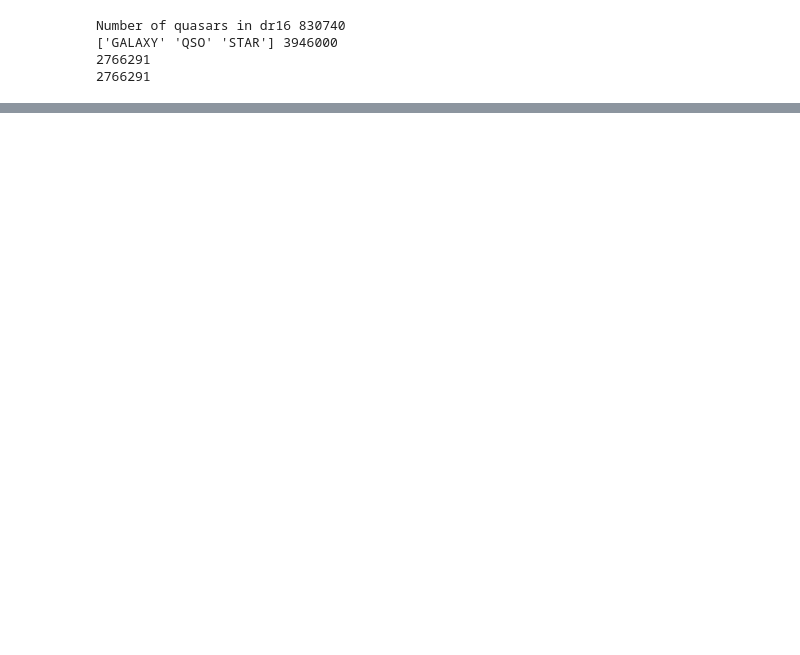
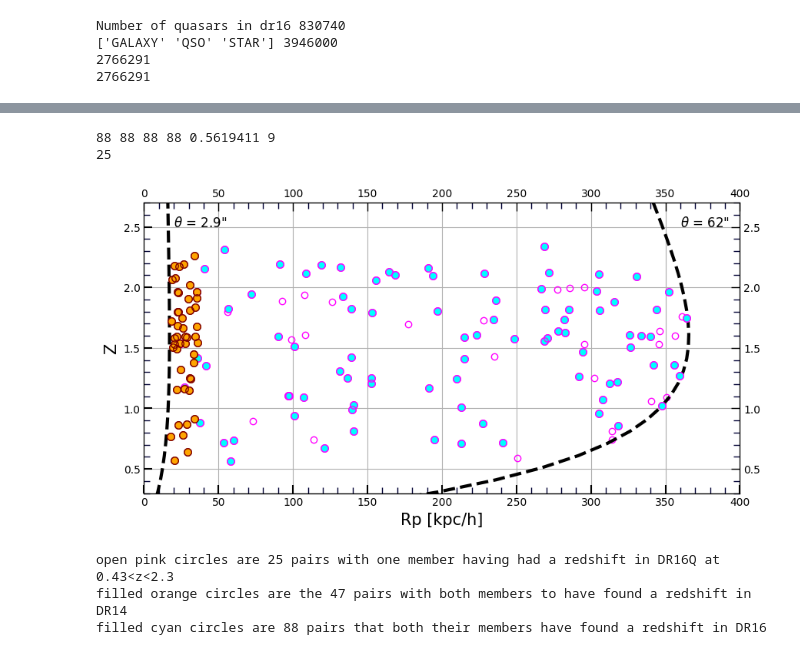
Before and after one commit to Srheft/HOD, a Jupyter notebook: cls_nb/KDE_eboss_closepairs.ipynb, the cells around one changed output, grey strips where cells are left out. Saved outputs shown, nothing was run; the diff lists cells and outputs as text; code cells hidden in the pictures; blank space fills up the shorter version.

```diff
--- a/cls_nb/KDE_eboss_closepairs.ipynb
+++ b/cls_nb/KDE_eboss_closepairs.ipynb
@@ -344,2 +330,7 @@ qNA_pairs = (qgmag_qNA < 20.85) & (NAgmag_qNA < 20.85)
 # %%
-len(zpair1),len(dc_pair),len(Rp_pair),len(angsep),len(halfgoodz), np.min(zpair1), np.sum((zpair1<0.8) |(zpair1 >2.2))
+print(len(zpair1),len(dc_pair),len(Rp_pair),len(angsep), np.min(zpair1), np.sum((zpair1<0.8) |(zpair1 >2.2)))
+
+print(np.sum(qNA_pairs))
+# %% [output]
+88 88 88 88 0.5619411 9
+25
@@ -378,54 +363,59 @@ ylim = (0.3,2.7)#(np.min(sq['DEC'])-ofs,np.max(sq['DEC'])+ofs )
 #py.plot(Rp_hg,np.asarray(halfgoodz),markersize = 2,marker='o',linestyle='',mfc='none',color='magenta')
 
 
-#### the 1116
-py.plot(Rp_qNA,np.asarray(q_NA_z),markersize = 2,marker='o',linestyle='',mfc='none',color='magenta')
+#### the
+py.plot(Rp_qNA[qNA_pairs],np.asarray(q_NA_z)[qNA_pairs],markersize = 6,marker='o',linestyle='',mfc='none',color='magenta')
 
 
 py.plot(Rpmin,z,linestyle='--',color='black',linewidth = 3)
 py.plot(Rpmax,z,linestyle='--',color='black',linewidth = 3)
-py.plot(Rpmax7,z,linestyle='--',color='black',linewidth = 3)
+#py.plot(Rpmax7,z,linestyle='--',color='black',linewidth = 3)
 
-py.plot(Rp_pair[0:7],zpair1[0:7],markersize = 6.8,marker='o',linestyle='',mfc='none',color='magenta')
-py.plot(Rp_pair[0:7],zpair1[0:7],markersize = 6,marker='o',linestyle='',color='cyan')
-py.plot(Rp_pair[0:7],zpair1[0:7],markersize = 6.8,marker='o',linestyle='',mfc='none',color='magenta')
+py.plot(Rp_pair,zpair1,markersize = 6.8,marker='o',linestyle='',mfc='none',color='magenta')
+py.plot(Rp_pair,zpair1,markersize = 6,marker='o',linestyle='',color='cyan')
+py.plot(Rp_pair,zpair1,markersize = 6.8,marker='o',linestyle='',mfc='none',color='magenta')
 
 py.plot(Rp_47pairs,z_47_pairs,markersize = 6.8,marker='o',linestyle='',mfc='none',color='maroon')
 py.plot(Rp_47pairs,z_47_pairs,markersize = 6,marker='o',linestyle='',color='orange')
 py.plot(Rp_47pairs,z_47_pairs,markersize = 6.8,marker='o',linestyle='',mfc='none',color='maroon')
 
 
-ax.set_xlim((0,50))
-ax.set_ylim((0.3,2.3))
-# ax.text(360,2.5,r'$\theta $'+' = 62"',fontsize=12)
-# ax.text(20,2.5,r'$\theta $'+' = 2.9"',fontsize=12)
+ax.set_xlim((0,400))
+ax.set_ylim((0.3,2.7))
+ax.text(360,2.5,r'$\theta $'+' = 62"',fontsize=12)
+ax.text(20,2.5,r'$\theta $'+' = 2.9"',fontsize=12)
 
 #ax.set_title(plot_title)
 ax.set_xlabel('Rp [kpc/h]',fontsize=15)
 ax.set_ylabel('Z',fontsize=15)
 ax.minorticks_on()
 ax.tick_params(which='major', length=8, width=1.5, direction='in')
 ax.tick_params(which='minor', length=6, color='#000033', width=1.0, direction='in')
 
 x_ax = ax.twiny()
 x_ax.minorticks_on()
 x_ax.tick_params(which='major', length=8, width=1.0, direction='in')
 x_ax.tick_params(which='minor', length=6, color='#000033', width=1.0, direction='in')
 x_ax.tick_params()
 y_ax= plt.twinx()
 y_ax.minorticks_on()
 x_ax.set_xlim(xlim)
 y_ax.set_ylim(ylim)
 y_ax.tick_params(which='major', length=8, width=1.0, direction='in')
 y_ax.tick_params(which='minor', length=6, color='#000033', width=1.0, direction='in')
 ax.grid()
 
 output_filename = 'Rp_z_eboss_kde_dr16_match.png'
 plt.savefig(path+output_filename)
 
 plt.show()
 
 
-print('open pink circles are pairs with one member having had a redshift in DR16Q:  '+str(halfgood_catch))
-print('filled orange circles are the 47 pairs with both members to have found a redshift in ')
-print('filled cyan circles are {} pairs that both their members have found a redshift in DR16')
+print('open pink circles are {} pairs with one member having had a redshift in DR16Q at {}<z<{}  '.format(np.sum(qNA_pairs),0.43,2.3))
+print('filled orange circles are the {} pairs with both members to have found a redshift in DR14'.format(len(Rp_47pairs)))
+print('filled cyan circles are {} pairs that both their members have found a redshift in DR16'.format(len(zpair1)))
+# %% [output]
+[figure, added]
+open pink circles are 25 pairs with one member having had a redshift in DR16Q at 0.43<z<2.3
+filled orange circles are the 47 pairs with both members to have found a redshift in DR14
+filled cyan circles are 88 pairs that both their members have found a redshift in DR16
```
Also changed, not shown: parts of 14 cells of this notebook.
